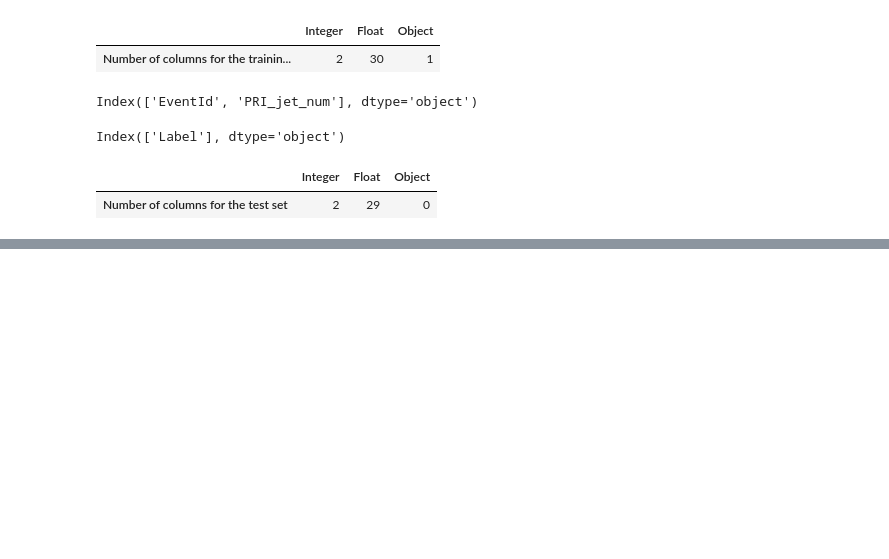
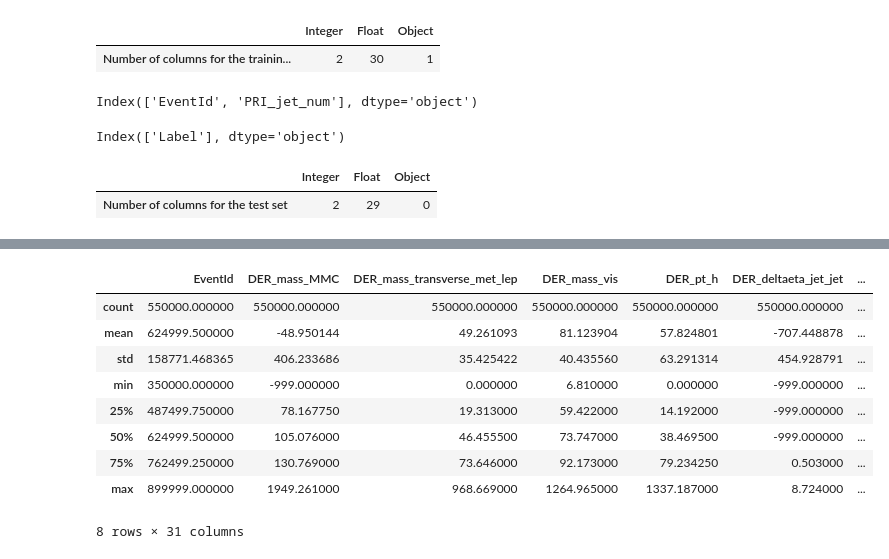
Before and after one commit to andysingal/xgboost, a Jupyter notebook: xgboost.ipynb, the cells around one changed output, grey strips where cells are left out. Cells and saved outputs as stored; diff of their text form; code cells hidden in the pictures; blank space fills up the shorter version.

```diff
--- a/xgboost.ipynb
+++ b/xgboost.ipynb
@@ -250,0 +283,14 @@ df_cols_test
+# %%
+# Statistical description of numerical variables in the test set
+data_test.describe()
+# %% [output]
+|  | EventId | DER_mass_MMC | DER_mass_transverse_met_lep | DER_mass_vis | DER_pt_h | DER_deltaeta_jet_jet | ... |
+| count | 550000.000000 | 550000.000000 | 550000.000000 | 550000.000000 | 550000.000000 | 550000.000000 | ... |
+| mean | 624999.500000 | -48.950144 | 49.261093 | 81.123904 | 57.824801 | -707.448878 | ... |
+| std | 158771.468365 | 406.233686 | 35.425422 | 40.435560 | 63.291314 | 454.928791 | ... |
+| min | 350000.000000 | -999.000000 | 0.000000 | 6.810000 | 0.000000 | -999.000000 | ... |
+| 25% | 487499.750000 | 78.167750 | 19.313000 | 59.422000 | 14.192000 | -999.000000 | ... |
+| 50% | 624999.500000 | 105.076000 | 46.455500 | 73.747000 | 38.469500 | -999.000000 | ... |
+| 75% | 762499.250000 | 130.769000 | 73.646000 | 92.173000 | 79.234250 | 0.503000 | ... |
+| max | 899999.000000 | 1949.261000 | 968.669000 | 1264.965000 | 1337.187000 | 8.724000 | ... |
+8 rows × 31 columns
```
Also changed, not shown: parts of 11 cells of this notebook.
